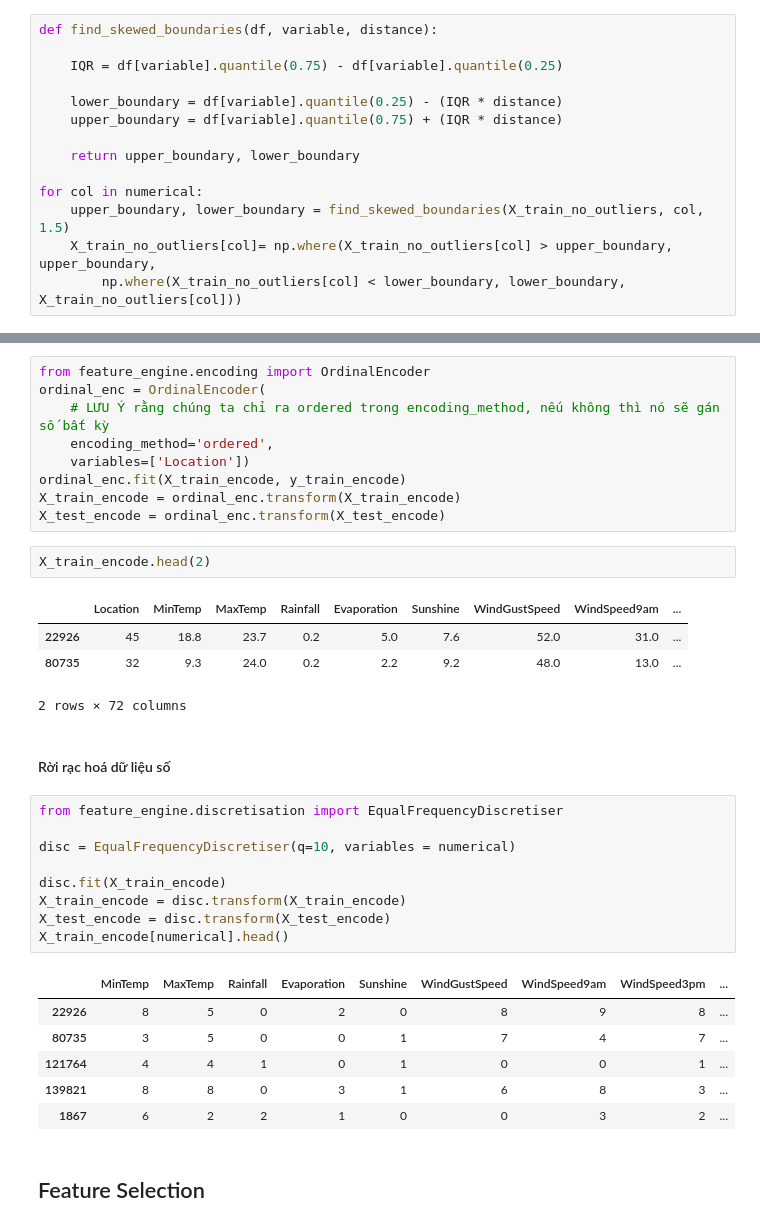
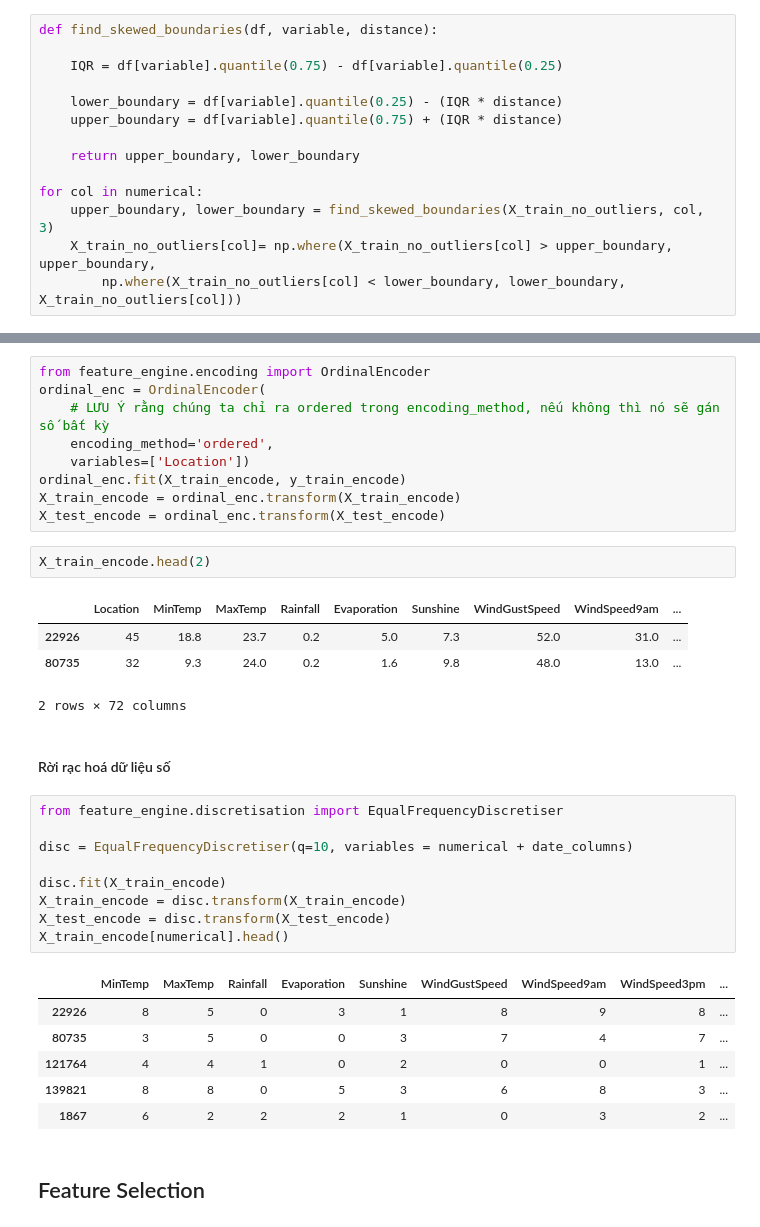
Before and after one commit to aidino/funix, a Jupyter notebook: assignments/c3-classification/assignment-1/hv_asm_1_advance.ipynb, the cells around one changed output, grey strips where cells are left out. Saved outputs shown, nothing was run; the diff lists cells and outputs as text.

```diff
--- a/assignments/c3-classification/assignment-1/hv_asm_1_advance.ipynb
+++ b/assignments/c3-classification/assignment-1/hv_asm_1_advance.ipynb
@@ -183,7 +183,7 @@ def find_skewed_boundaries(df, variable, distance):
     return upper_boundary, lower_boundary
 
 for col in numerical:
-    upper_boundary, lower_boundary = find_skewed_boundaries(X_train_no_outliers, col, 1.5)
+    upper_boundary, lower_boundary = find_skewed_boundaries(X_train_no_outliers, col, 3)
     X_train_no_outliers[col]= np.where(X_train_no_outliers[col] > upper_boundary, upper_boundary,
         np.where(X_train_no_outliers[col] < lower_boundary, lower_boundary, X_train_no_outliers[col]))
 # %% [markdown]
@@ -293,27 +293,27 @@ X_test_encode = ordinal_enc.transform(X_test_encode)
 X_train_encode.head(2)
 # %% [output]
 |  | Location | MinTemp | MaxTemp | Rainfall | Evaporation | Sunshine | WindGustSpeed | WindSpeed9am | ... |
-| 22926 | 45 | 18.8 | 23.7 | 0.2 | 5.0 | 7.6 | 52.0 | 31.0 | ... |
-| 80735 | 32 | 9.3 | 24.0 | 0.2 | 2.2 | 9.2 | 48.0 | 13.0 | ... |
+| 22926 | 45 | 18.8 | 23.7 | 0.2 | 5.0 | 7.3 | 52.0 | 31.0 | ... |
+| 80735 | 32 | 9.3 | 24.0 | 0.2 | 1.6 | 9.8 | 48.0 | 13.0 | ... |
 2 rows × 72 columns
 # %% [markdown]
 #### Rời rạc hoá dữ liệu số
 # %%
 from feature_engine.discretisation import EqualFrequencyDiscretiser
 
-disc = EqualFrequencyDiscretiser(q=10, variables = numerical)
+disc = EqualFrequencyDiscretiser(q=10, variables = numerical + date_columns)
 
 disc.fit(X_train_encode)
 X_train_encode = disc.transform(X_train_encode)
 X_test_encode = disc.transform(X_test_encode)
 X_train_encode[numerical].head()
 # %% [output]
 |  | MinTemp | MaxTemp | Rainfall | Evaporation | Sunshine | WindGustSpeed | WindSpeed9am | WindSpeed3pm | ... |
-| 22926 | 8 | 5 | 0 | 2 | 0 | 8 | 9 | 8 | ... |
-| 80735 | 3 | 5 | 0 | 0 | 1 | 7 | 4 | 7 | ... |
-| 121764 | 4 | 4 | 1 | 0 | 1 | 0 | 0 | 1 | ... |
-| 139821 | 8 | 8 | 0 | 3 | 1 | 6 | 8 | 3 | ... |
-| 1867 | 6 | 2 | 2 | 1 | 0 | 0 | 3 | 2 | ... |
+| 22926 | 8 | 5 | 0 | 3 | 1 | 8 | 9 | 8 | ... |
+| 80735 | 3 | 5 | 0 | 0 | 3 | 7 | 4 | 7 | ... |
+| 121764 | 4 | 4 | 1 | 0 | 2 | 0 | 0 | 1 | ... |
+| 139821 | 8 | 8 | 0 | 5 | 3 | 6 | 8 | 3 | ... |
+| 1867 | 6 | 2 | 2 | 2 | 1 | 0 | 3 | 2 | ... |
 # %% [markdown]
 ## Feature Selection
 # %%
```
Also changed, not shown: parts of 6 cells of this notebook, 1 other file.
